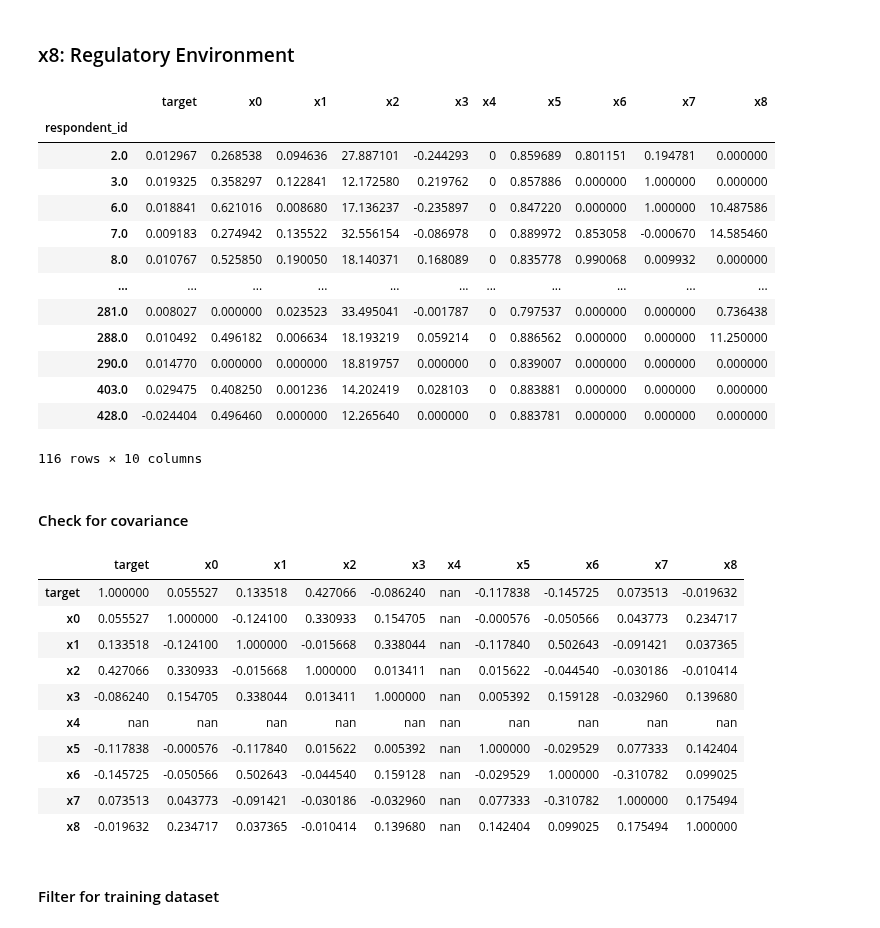
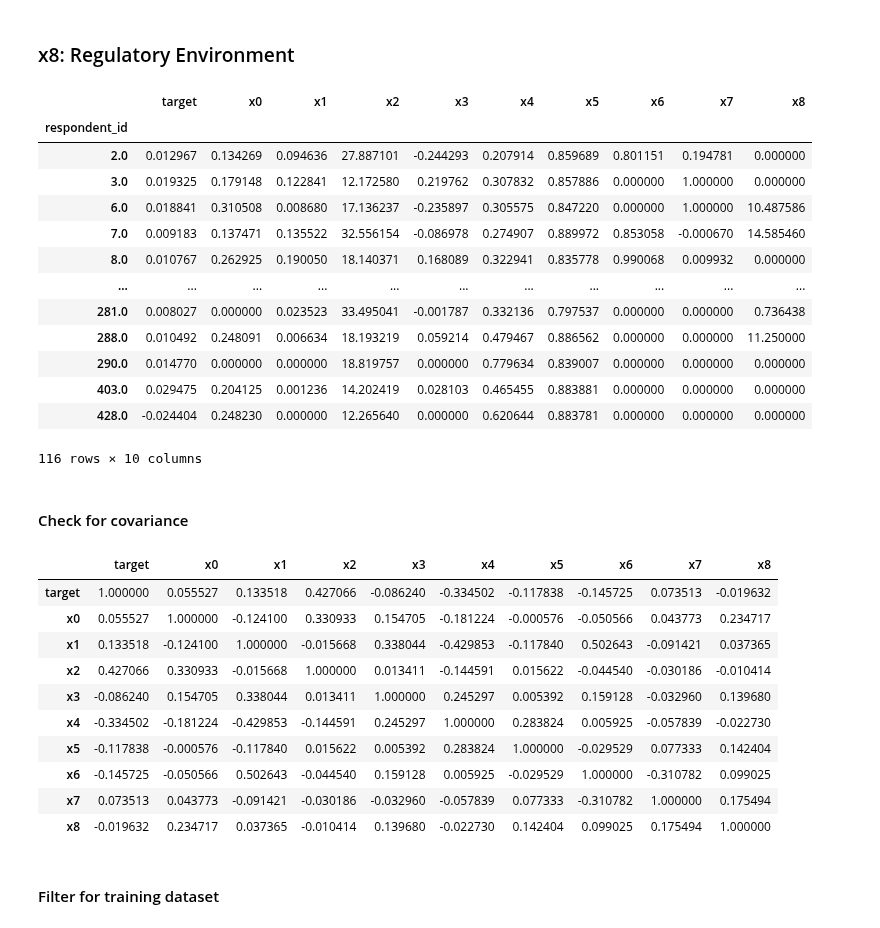
Before and after one commit to 2elle2/rmi-project, a Jupyter notebook: model/03_feature_engineering.ipynb, the cells around one changed output. Cells and saved outputs as stored; diff of their text form; code cells hidden in the pictures.

```diff
--- a/model/03_feature_engineering.ipynb
+++ b/model/03_feature_engineering.ipynb
@@ -288,8 +288,8 @@ sum_bills_df
 # %% [markdown]
 ### x1: % of investments that go to transmission and distribution
 # %%
-# x1 is the % of investments that go to transmission and distribution
-x1_transmission = (sum_investments_sales_df['investment_value_transmission'] + sum_investments_sales_df['investment_value_transmission'])/sum_investments_sales_df['sum_investments']
+# x1 is the % of investments that go to transmission
+x1_transmission = sum_investments_sales_df['investment_value_transmission'] / sum_investments_sales_df['sum_investments']
 x1_transmission
 # %% [output]
 respondent_id
@@ -307 +307,5 @@ respondent_id
 Length: 116, dtype: float64
+# %%
+# x1 is the % of investments that go to distribution
+x1_distribution = sum_investments_sales_df['investment_value_distribution'] / sum_investments_sales_df['sum_investments']
+x1_distribution
@@ -492,33 +510,33 @@ x8_regulatory = data_year_mean['rps_score']
 # %%
 model_data = pd.DataFrame(
     {
         'target': target,
         'x0': x1_transmission,
         'x1': x2_portfolio,
         'x2': x3a_total_investment,
         'x3': x3b_renewable_fossil_investment,
-        'x4': x4_public_private,
+        'x4': x1_distribution,
         'x5': x5_residential_ratio,
         'x6': x6_nuclear_renewable_ratio,
         'x7': x7_hydro_renewable_ratio,
         'x8': x8_regulatory
     }
 )
 model_data
 # %% [output]
 |  | target | x0 | x1 | x2 | x3 | x4 | x5 | x6 | x7 | x8 |
 | respondent_id |  |  |  |  |  |  |  |  |  |  |
-| 2.0 | 0.012967 | 0.268538 | 0.094636 | 27.887101 | -0.244293 | 0 | 0.859689 | 0.801151 | 0.194781 | 0.000000 |
-| 3.0 | 0.019325 | 0.358297 | 0.122841 | 12.172580 | 0.219762 | 0 | 0.857886 | 0.000000 | 1.000000 | 0.000000 |
-| 6.0 | 0.018841 | 0.621016 | 0.008680 | 17.136237 | -0.235897 | 0 | 0.847220 | 0.000000 | 1.000000 | 10.487586 |
-| 7.0 | 0.009183 | 0.274942 | 0.135522 | 32.556154 | -0.086978 | 0 | 0.889972 | 0.853058 | -0.000670 | 14.585460 |
-| 8.0 | 0.010767 | 0.525850 | 0.190050 | 18.140371 | 0.168089 | 0 | 0.835778 | 0.990068 | 0.009932 | 0.000000 |
+| 2.0 | 0.012967 | 0.134269 | 0.094636 | 27.887101 | -0.244293 | 0.207914 | 0.859689 | 0.801151 | 0.194781 | 0.000000 |
+| 3.0 | 0.019325 | 0.179148 | 0.122841 | 12.172580 | 0.219762 | 0.307832 | 0.857886 | 0.000000 | 1.000000 | 0.000000 |
+| 6.0 | 0.018841 | 0.310508 | 0.008680 | 17.136237 | -0.235897 | 0.305575 | 0.847220 | 0.000000 | 1.000000 | 10.487586 |
+| 7.0 | 0.009183 | 0.137471 | 0.135522 | 32.556154 | -0.086978 | 0.274907 | 0.889972 | 0.853058 | -0.000670 | 14.585460 |
+| 8.0 | 0.010767 | 0.262925 | 0.190050 | 18.140371 | 0.168089 | 0.322941 | 0.835778 | 0.990068 | 0.009932 | 0.000000 |
 | ... | ... | ... | ... | ... | ... | ... | ... | ... | ... | ... |
-| 281.0 | 0.008027 | 0.000000 | 0.023523 | 33.495041 | -0.001787 | 0 | 0.797537 | 0.000000 | 0.000000 | 0.736438 |
-| 288.0 | 0.010492 | 0.496182 | 0.006634 | 18.193219 | 0.059214 | 0 | 0.886562 | 0.000000 | 0.000000 | 11.250000 |
-| 290.0 | 0.014770 | 0.000000 | 0.000000 | 18.819757 | 0.000000 | 0 | 0.839007 | 0.000000 | 0.000000 | 0.000000 |
-| 403.0 | 0.029475 | 0.408250 | 0.001236 | 14.202419 | 0.028103 | 0 | 0.883881 | 0.000000 | 0.000000 | 0.000000 |
-| 428.0 | -0.024404 | 0.496460 | 0.000000 | 12.265640 | 0.000000 | 0 | 0.883781 | 0.000000 | 0.000000 | 0.000000 |
+| 281.0 | 0.008027 | 0.000000 | 0.023523 | 33.495041 | -0.001787 | 0.332136 | 0.797537 | 0.000000 | 0.000000 | 0.736438 |
+| 288.0 | 0.010492 | 0.248091 | 0.006634 | 18.193219 | 0.059214 | 0.479467 | 0.886562 | 0.000000 | 0.000000 | 11.250000 |
+| 290.0 | 0.014770 | 0.000000 | 0.000000 | 18.819757 | 0.000000 | 0.779634 | 0.839007 | 0.000000 | 0.000000 | 0.000000 |
+| 403.0 | 0.029475 | 0.204125 | 0.001236 | 14.202419 | 0.028103 | 0.465455 | 0.883881 | 0.000000 | 0.000000 | 0.000000 |
+| 428.0 | -0.024404 | 0.248230 | 0.000000 | 12.265640 | 0.000000 | 0.620644 | 0.883781 | 0.000000 | 0.000000 | 0.000000 |
 116 rows × 10 columns
 # %% [markdown]
 #### Check for covariance
@@ -527,16 +545,16 @@ corr = model_data.corr()
 corr.style.background_gradient(cmap='coolwarm')
 # %% [output]
 |  | target | x0 | x1 | x2 | x3 | x4 | x5 | x6 | x7 | x8 |
-| target | 1.000000 | 0.055527 | 0.133518 | 0.427066 | -0.086240 | nan | -0.117838 | -0.145725 | 0.073513 | -0.019632 |
-| x0 | 0.055527 | 1.000000 | -0.124100 | 0.330933 | 0.154705 | nan | -0.000576 | -0.050566 | 0.043773 | 0.234717 |
-| x1 | 0.133518 | -0.124100 | 1.000000 | -0.015668 | 0.338044 | nan | -0.117840 | 0.502643 | -0.091421 | 0.037365 |
-| x2 | 0.427066 | 0.330933 | -0.015668 | 1.000000 | 0.013411 | nan | 0.015622 | -0.044540 | -0.030186 | -0.010414 |
-| x3 | -0.086240 | 0.154705 | 0.338044 | 0.013411 | 1.000000 | nan | 0.005392 | 0.159128 | -0.032960 | 0.139680 |
-| x4 | nan | nan | nan | nan | nan | nan | nan | nan | nan | nan |
-| x5 | -0.117838 | -0.000576 | -0.117840 | 0.015622 | 0.005392 | nan | 1.000000 | -0.029529 | 0.077333 | 0.142404 |
-| x6 | -0.145725 | -0.050566 | 0.502643 | -0.044540 | 0.159128 | nan | -0.029529 | 1.000000 | -0.310782 | 0.099025 |
-| x7 | 0.073513 | 0.043773 | -0.091421 | -0.030186 | -0.032960 | nan | 0.077333 | -0.310782 | 1.000000 | 0.175494 |
-| x8 | -0.019632 | 0.234717 | 0.037365 | -0.010414 | 0.139680 | nan | 0.142404 | 0.099025 | 0.175494 | 1.000000 |
+| target | 1.000000 | 0.055527 | 0.133518 | 0.427066 | -0.086240 | -0.334502 | -0.117838 | -0.145725 | 0.073513 | -0.019632 |
+| x0 | 0.055527 | 1.000000 | -0.124100 | 0.330933 | 0.154705 | -0.181224 | -0.000576 | -0.050566 | 0.043773 | 0.234717 |
+| x1 | 0.133518 | -0.124100 | 1.000000 | -0.015668 | 0.338044 | -0.429853 | -0.117840 | 0.502643 | -0.091421 | 0.037365 |
+| x2 | 0.427066 | 0.330933 | -0.015668 | 1.000000 | 0.013411 | -0.144591 | 0.015622 | -0.044540 | -0.030186 | -0.010414 |
+| x3 | -0.086240 | 0.154705 | 0.338044 | 0.013411 | 1.000000 | 0.245297 | 0.005392 | 0.159128 | -0.032960 | 0.139680 |
+| x4 | -0.334502 | -0.181224 | -0.429853 | -0.144591 | 0.245297 | 1.000000 | 0.283824 | 0.005925 | -0.057839 | -0.022730 |
+| x5 | -0.117838 | -0.000576 | -0.117840 | 0.015622 | 0.005392 | 0.283824 | 1.000000 | -0.029529 | 0.077333 | 0.142404 |
+| x6 | -0.145725 | -0.050566 | 0.502643 | -0.044540 | 0.159128 | 0.005925 | -0.029529 | 1.000000 | -0.310782 | 0.099025 |
+| x7 | 0.073513 | 0.043773 | -0.091421 | -0.030186 | -0.032960 | -0.057839 | 0.077333 | -0.310782 | 1.000000 | 0.175494 |
+| x8 | -0.019632 | 0.234717 | 0.037365 | -0.010414 | 0.139680 | -0.022730 | 0.142404 | 0.099025 | 0.175494 | 1.000000 |
 # %% [markdown]
 #### Filter for training dataset
 # %% [markdown]
```
Also changed, not shown: parts of 2 cells of this notebook.
